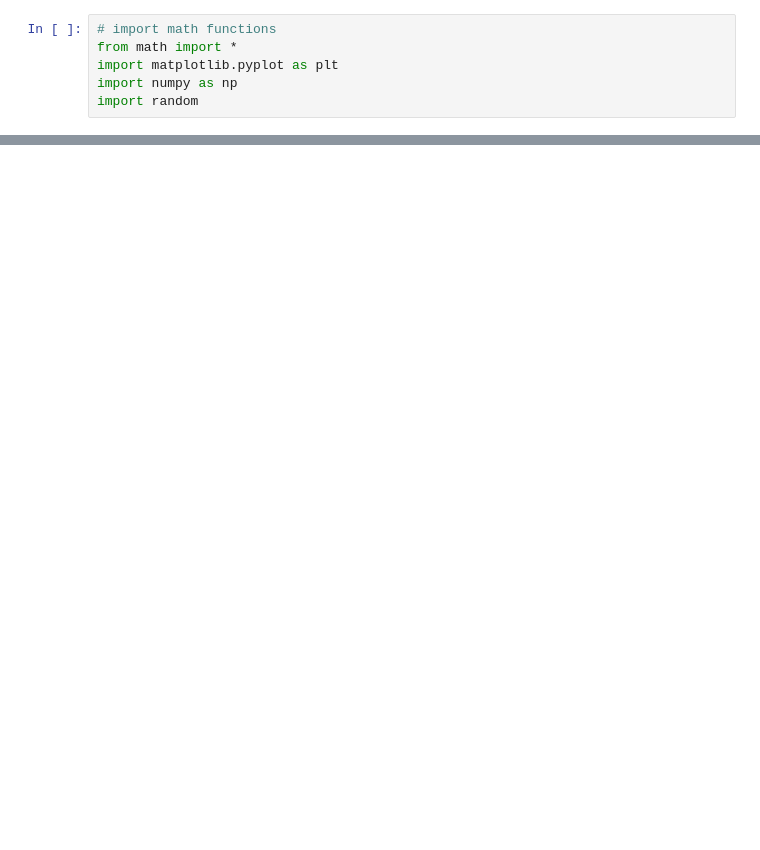
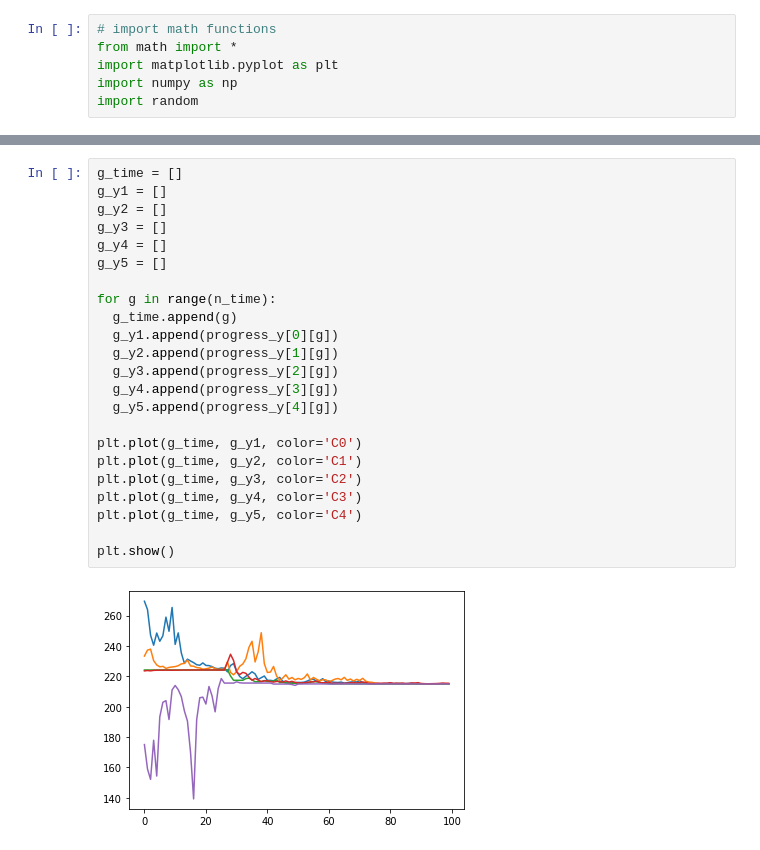
Before and after one commit to DonRoboto/KalmanFilter_v1, a Jupyter notebook: KalmanFilter_2D_v2.ipynb, the cells around one changed output, grey strips where cells are left out. Saved outputs shown, nothing was run; the diff lists cells and outputs as text; blank space fills up the shorter version.

```diff
--- a/KalmanFilter_2D_v2.ipynb
+++ b/KalmanFilter_2D_v2.ipynb
@@ -185,0 +194,25 @@ ax.set_zlabel('z');
+# %%
+g_time = []
+g_y1 = []
+g_y2 = []
+g_y3 = []
+g_y4 = []
+g_y5 = []
+
+for g in range(n_time):
+  g_time.append(g)
+  g_y1.append(progress_y[0][g])
+  g_y2.append(progress_y[1][g])
+  g_y3.append(progress_y[2][g])
+  g_y4.append(progress_y[3][g])
+  g_y5.append(progress_y[4][g])
+
+plt.plot(g_time, g_y1, color='C0')
+plt.plot(g_time, g_y2, color='C1')
+plt.plot(g_time, g_y3, color='C2')
+plt.plot(g_time, g_y4, color='C3')
+plt.plot(g_time, g_y5, color='C4')
+
+plt.show()
+# %% [output]
+[figure, added]
```
Also changed, not shown: parts of 8 cells of this notebook.
